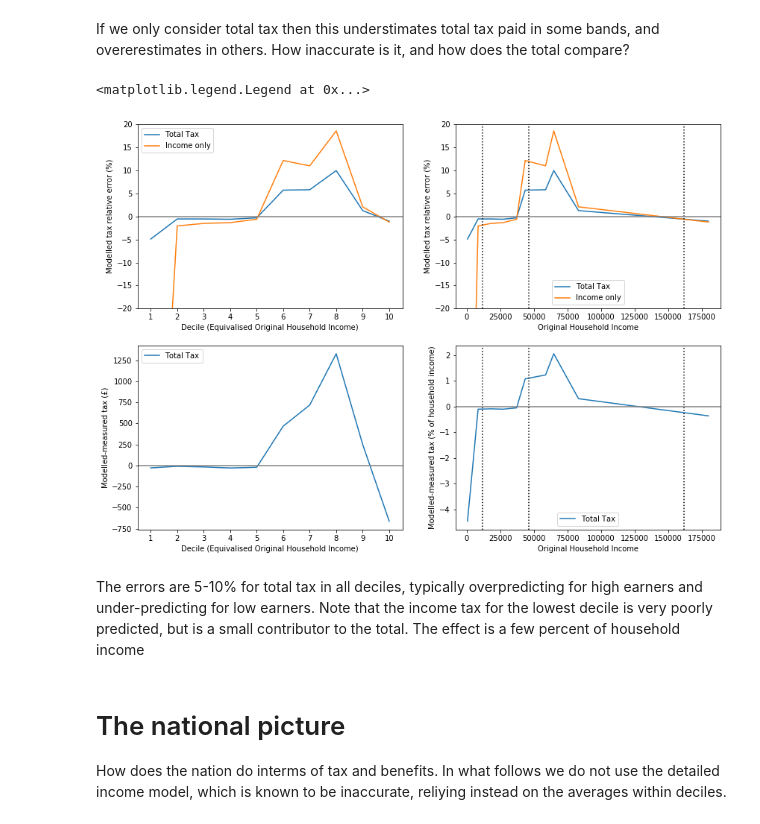
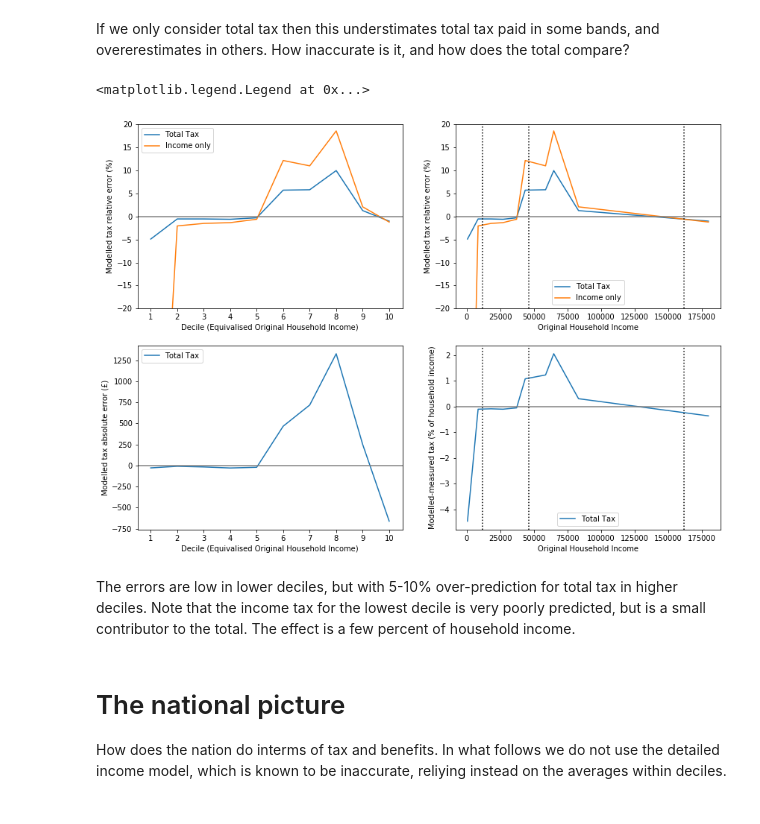
Before and after one commit to chrisnorth/ubi-pred, a Jupyter notebook: ubi-pred.ipynb, the cells around one changed output. Saved outputs shown, nothing was run; the diff lists cells and outputs as text; code cells hidden in the pictures.

```diff
--- a/ubi-pred.ipynb
+++ b/ubi-pred.ipynb
@@ -908,10 +980,10 @@ Detailed Relative error: (2 people + other) 1.4%
 # %% [markdown]
 If we only consider total tax then this understimates total tax paid in some bands, and overerestimates in others. How inaccurate is it, and how does the total compare?
 # %%
-# calculate total tax paid
+# relative offset of total and income tax model vs data, plotted against decile
 plot.figure(figsize=(14,10))
 plot.subplot(2,2,1)
-plot.plot(decile,100*(dirTaxModDet2p/dirTax-1),label='Total Tax')
+plot.plot(decile,100*(dirTotTaxModDet2p/dirTax-1),label='Total Tax')
 plot.plot(decile,100*(dirIncomeTaxModDet2p/incomeTax-1),label='Income only')
 plot.xlabel(decLab)
 plot.ylabel('Modelled tax relative error (%)')
@@ -921,47 +993,50 @@ plot.xticks(np.arange(1,11))
 plot.axhline(0,c='gray')
 plot.legend()
 
+# relative offset of total and income tax model vs data, plotted against originalincome
 plot.subplot(2,2,2)
-plot.plot(origIncome,100*(dirTaxModDet2p/dirTax-1),label='Total Tax')
+plot.plot(origIncome,100*(dirTotTaxModDet2p/dirTax-1),label='Total Tax')
 plot.plot(origIncome,100*(dirIncomeTaxModDet2p/incomeTax-1),label='Income only')
 plot.xlabel('Original Household Income')
 plot.ylabel('Modelled tax relative error (%)')
 plot.ylim(-20,20)
 # plot.xlim(1,10)
 plot.axvline(tax20,c='k',ls=':')
 plot.axvline(tax40,c='k',ls=':')
 plot.axvline(tax45,c='k',ls=':')
 plot.axhline(0,c='gray')
 plot.legend()
 
+# absolute offset of total and income tax model vs data, plotted against decile
 plot.subplot(2,2,3)
-plot.plot(decile,dirTaxModDet2p-dirTax,label='Total Tax')
-# plot.plot(decile,dirIncomeTaxModDet2p-incomeTax,'--',label='Income only')
+plot.plot(decile,dirTotTaxModDet2p-dirTax,label='Total Tax')
+# plot.plot(decile,dirIncomeTaxModDet2p-incomeTax,label='Income only')
 plot.xlabel(decLab)
-plot.ylabel('Modelled-measured tax (£)')
+plot.ylabel('Modelled tax absolute error (£)')
 # plot.ylim(-20,20)
 plot.xlim(0.5,10.5)
 plot.xticks(np.arange(1,11))
 plot.axhline(0,c='gray')
 plot.legend()
 
+# offset of total and income tax model vs data relative to household income, plotted against original income
 plot.subplot(2,2,4)
-plot.plot(origIncome,100*(dirTaxModDet2p-dirTax)/origIncome,label='Total Tax')
-# plot.plot(origIncome,dirIncomeTaxModDet2p-incomeTax,'--',label='Income only')
+plot.plot(origIncome,100*(dirTotTaxModDet2p-dirTax)/origIncome,label='Total Tax')
+# plot.plot(origIncome,dirIncomeTaxModDet2p-incomeTax,label='Income only')
 plot.xlabel('Original Household Income')
 plot.ylabel('Modelled-measured tax (% of household income)')
 # plot.ylim(-20,20)
 # plot.xlim(1,10)
 plot.axvline(tax20,c='k',ls=':')
 plot.axvline(tax40,c='k',ls=':')
 plot.axvline(tax45,c='k',ls=':')
 plot.axhline(0,c='gray')
 plot.legend()
 # %% [output]
 <matplotlib.legend.Legend at 0x...>
-[figure, old version]
+[figure, new version]
 # %% [markdown]
-The errors are 5-10% for total tax in all deciles, typically overpredicting for high earners and under-predicting for low earners. Note that the income tax for the lowest decile is very poorly predicted, but is a small contributor to the total. The effect is a few percent of household income
+The errors are low  in lower deciles, but with 5-10% over-prediction for total tax in higher deciles. Note that the income tax for the lowest decile is very poorly predicted, but is a small contributor to the total. The effect is a few percent of household income.
 # %% [markdown]
 # The national picture
 How does the nation do interms of tax and benefits. In what follows we do not use the detailed income model, which is known to be inaccurate, reliying instead on the averages within deciles.
```
Also changed, not shown: parts of 30 cells of this notebook, 2 other files.
